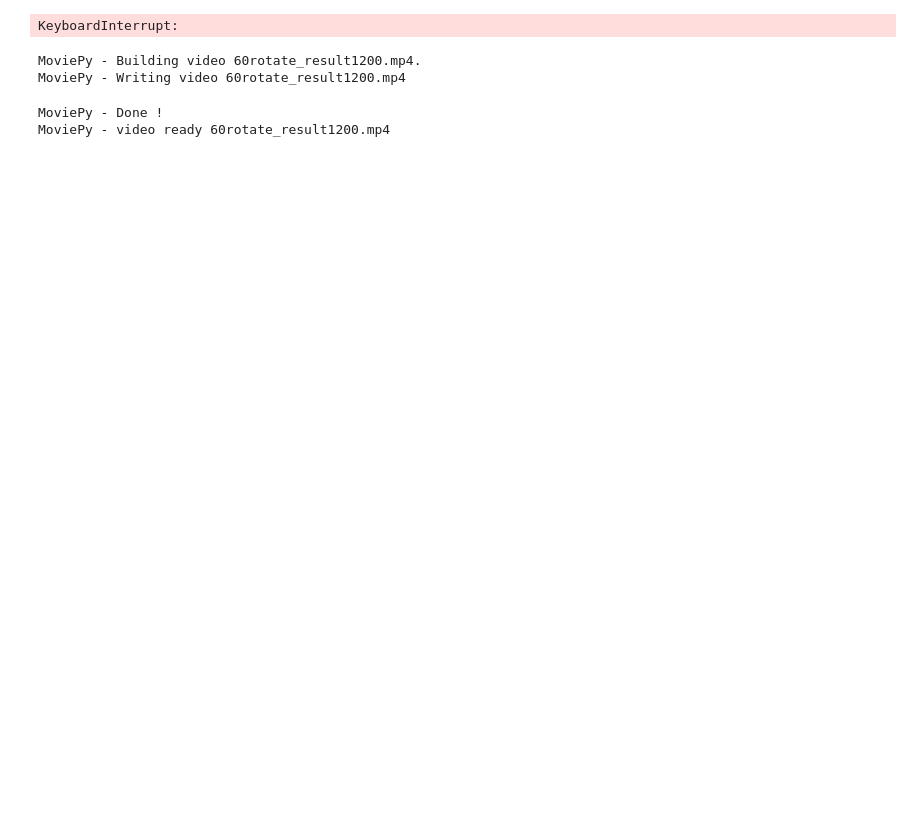
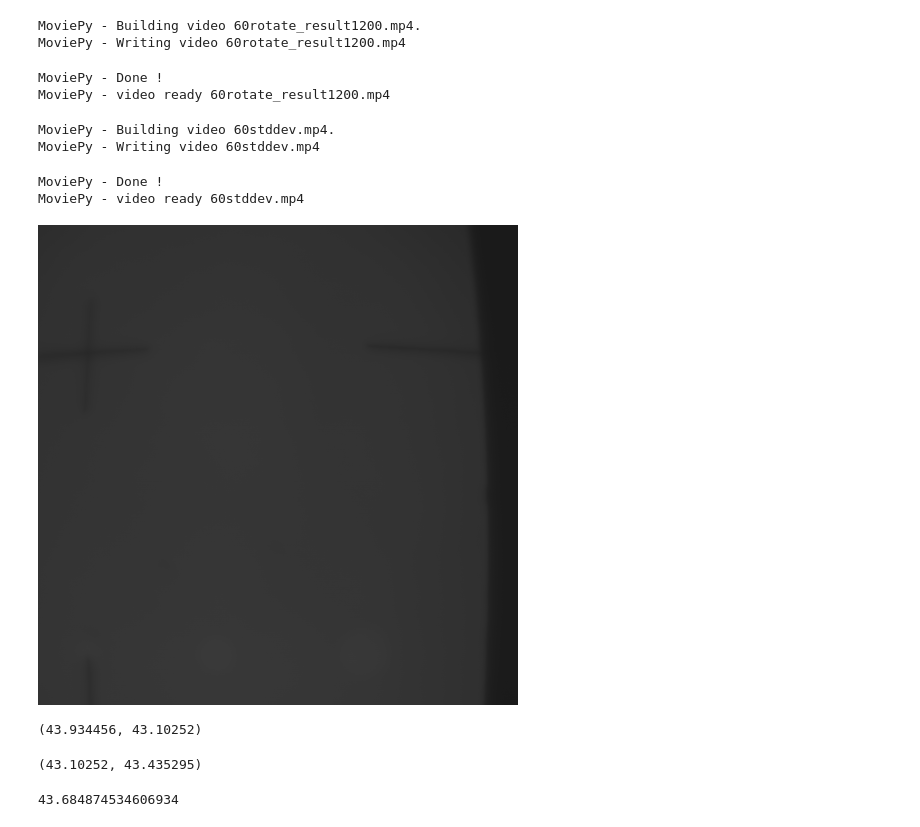
Before and after one commit to RenderAlien/thermograms, a Jupyter notebook: main.ipynb, the cells around one changed output. Drawn from its saved outputs; the diff is of its cells as text; code cells hidden in the pictures; blank space fills up the shorter version.

```diff
--- a/main.ipynb
+++ b/main.ipynb
@@ -5,13 +5,16 @@ import numpy as np
 import scipy.io as sc
 from scipy.signal import convolve2d
 from PIL import Image
+from time import time
+from tqdm import trange
 
-m = sc.loadmat('resources/sector_one.mat')
+m = sc.loadmat('resources/mat_files/sector_one.mat')
 
 #Берет n-ое изображение из sector_one.mat
 def get_timage(n):
     global m
-    return Timage(array=np.array([[m['A'][j][i][n] for j in range(416)] for i in range(442)], dtype=np.float32))
+    arr = np.array([[m['A'][j][i][n] for j in range(len(m['A']))] for i in range(len(m['A']))], dtype=np.float32)
+    return Timage(array=arr)
 # %%
 class DefectMap:
     def __init__(self, array):
@@ -50,8 +51,6 @@ KeyboardInterrupt:
 from tqdm import trange
 for i in trange(1000):
     get_timage(i).defect_map(radius=3, stddev=1.5, contrast_level=0.998, direction=np.complex64(complex(2**(-0.5), 2**(-0.5))), pallete=np.array([[0,0,0],[255,255,255]], dtype=np.float32)).save(f'temp/{i}.png')
-# %% [output]
-KeyboardInterrupt:
 # %%
 from moviepy import ImageSequenceClip
 
@@ -73,0 +77,21 @@ t60.defect_map(radius=3, stddev=1.5, contrast_level=0.998).show()
+# %%
+from moviepy import ImageSequenceClip
+
+output_video = "60stddev.mp4"
+fps = 120
+
+image_files = [f'temp//{i}.png' for i in range(50, 500)]
+
+clip = ImageSequenceClip(image_files, fps=fps)
+
+clip.write_videofile(output_video, audio=False)
+# %% [output]
+MoviePy - Building video 60stddev.mp4.
+MoviePy - Writing video 60stddev.mp4
+MoviePy - Done !
+MoviePy - video ready 60stddev.mp4
+# %%
+t15 = get_timage(60)
+t15.show()
+# %% [output]
+[figure, added]
@@ -73,0 +103,12 @@ t60.defect_map(radius=3, stddev=1.5, contrast_level=0.998).show()
+# %%
+t60[0,0], t60[1,0]
+# %% [output]
+(43.934456, 43.10252)
+# %%
+t60[1,0], t60[1,1]
+# %% [output]
+(43.10252, 43.435295)
+# %%
+t60[0.5,0.5]
+# %% [output]
+43.684874534606934
```
Also changed, not shown: parts of 7 cells of this notebook, 2 other files.
